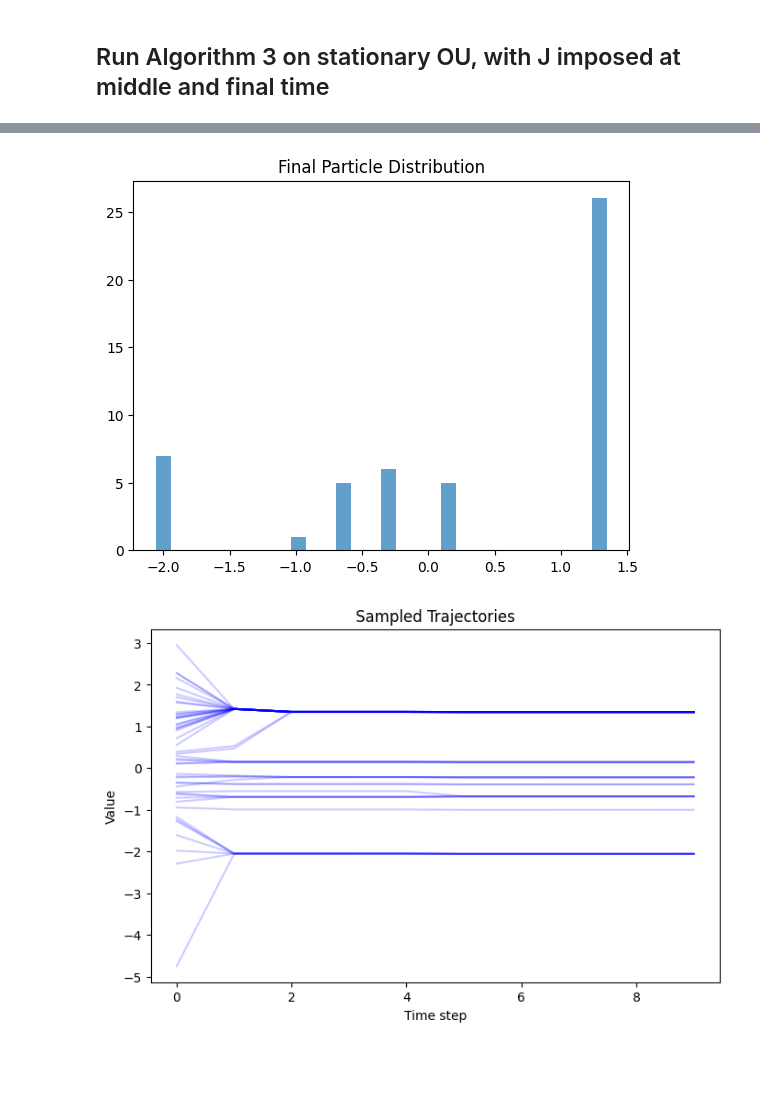
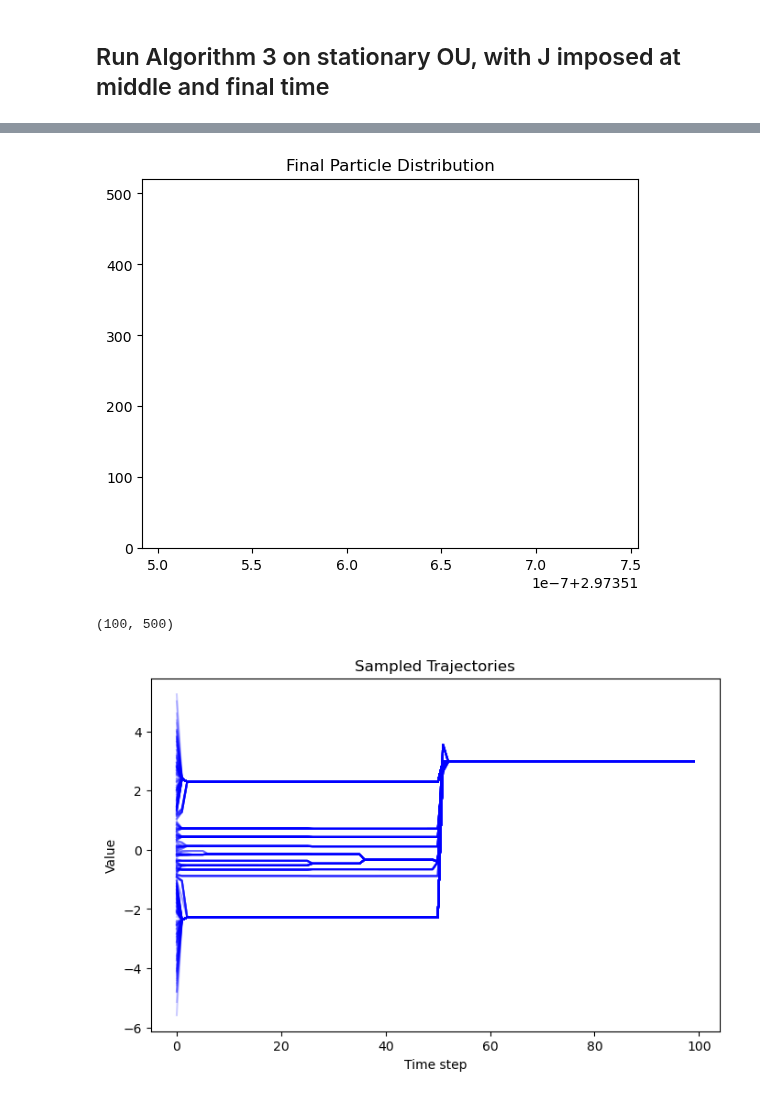
Before and after one commit to reubenharry/path_sampling, a Jupyter notebook: notebooks/notebook_4.ipynb, the cells around one changed output, grey strips where cells are left out. Drawn from its saved outputs; the diff is of its cells as text; code cells hidden in the pictures; blank space fills up the shorter version.

```diff
--- a/notebooks/notebook_4.ipynb
+++ b/notebooks/notebook_4.ipynb
@@ -8,16 +8,16 @@ import math
 
 
 dim = 1
-walkers = 50   # size of the interacting particle system
-m = 20   # number of purturbations for FI estimator
-sigma = 0.1   # size of perturbation
+walkers = 500   # size of the interacting particle system
+m = 50   # number of purturbations for FI estimator
+sigma = 0.5   # size of perturbation
 
 
-hyperparams={'dt': 0.01, 'num_steps': 10, 'num_training_steps' : 1000}
+hyperparams={'dt': 0.01, 'num_steps': 100, 'num_training_steps' : 1000}
 
 # OU as reference: dXt = - beta X_t dt + sqrt{2}dW_t
 # stationary distribution \nu is N(0,1/beta) with variance = 1/beta
-beta = 0.5
+beta = 0.25
 X_init = np.random.normal(0,1/math.sqrt(beta),walkers)  # initialize walkers from Gaussian
 
 
@@ -25,7 +25,7 @@ grad_V = lambda x: beta*x   # gradient of reference potential
 delta_log_nu = lambda x: -beta*dim
 
 
-# likelihood function: maybe x(middle_point)=-3, x(final_point = 3)? So J is 0 for most t
+# likelihood function: x(middle_point)=-3, x(final_point = 3). So J is 0 for most t.
 # without J, one expect N(0,1/beta)
 tol = 0.01
 # %%
@@ -51,14 +51,15 @@ phi = MLP(mlp_dims, key=model_key)
 optimizer = optax.adam(1e-3)
 
 choice_points = jnp.array([0.5, 1.0])
+choice_location = jnp.array([-3.0, 3.0])
 
 
 # Initialize particles
 X_particles = jnp.array(X_init).reshape(-1, 1)  # shape (n, 1)
 
 def L_theta(X, grad_V):
-
-    return jnp.mean(jax.vmap(lambda x: 0.5 * jnp.linalg.norm(grad_V(x))**2 + delta_log_nu(x))(X))
+    # delta_log_nu(x) = -\beta
+    return jnp.mean(jax.vmap(lambda x: 0.5 * jnp.linalg.norm(grad_V(x))**2 - beta )(X))
 
 
 def R_theta(X, m, sigma, key):
@@ -70,15 +71,16 @@ def R_theta(X, m, sigma, key):
 
 def J_t(X,t):
     t_condition = jnp.any(t==choice_points)
-    return t_condition * ((1/2.0)*(1/tol**2)*(X[0] - 1)**2)
+    return t_condition * ((1/2.0)*(1/tol**2)*(X[0] - 3)**2)
 
 def make_loss(rkey):
     def loss(phi, X, t, s):
         X_proposed = jax.vmap(jax.grad(lambda x: phi(x,  t, s)[0]))(X)
         term1 =  (1/(2*h**2)) * (jnp.mean(jax.vmap(lambda x,y: (x-y).dot(x-y))(X_proposed, X)))
-        term2 = jnp.mean(jax.vmap(lambda x: R_theta(x, m, sigma, rkey) + (2/h)*J_t(x, t))(X_proposed))
+        #term2 = jnp.mean(jax.vmap(lambda x: R_theta(x, m, sigma, rkey) + (2/h)*J_t(x, t))(X_proposed))
+        term2 = jnp.mean(jax.vmap(lambda x: (2/h)*J_t(x, t))(X_proposed))
         term3 = L_theta(X_proposed, grad_V)
-        return term1 + term2 + term3
+        return term1 + term2 #+ term3
     return loss
 
 
@@ -118,9 +127,9 @@ Train loss: 46.48258590698242
-[figure, old version]
+[figure, new version]
 # %%
 
 
 plotted_trajectories = jnp.array(trajectories)[:,:,-1]
-
+print(plotted_trajectories.shape)
 
 
 plt.figure(figsize=(8, 5))
@@ -130,6 +139,8 @@ for traj in plotted_trajectories.T:
 plt.xlabel('Time step')
 plt.ylabel('Value')
 plt.title('Sampled Trajectories')
+#plt.ylim([0, 1])
 plt.show()
 # %% [output]
+(100, 500)
-[figure, old version]
+[figure, new version]
```
Also changed, not shown: parts of 1 cell of this notebook.
